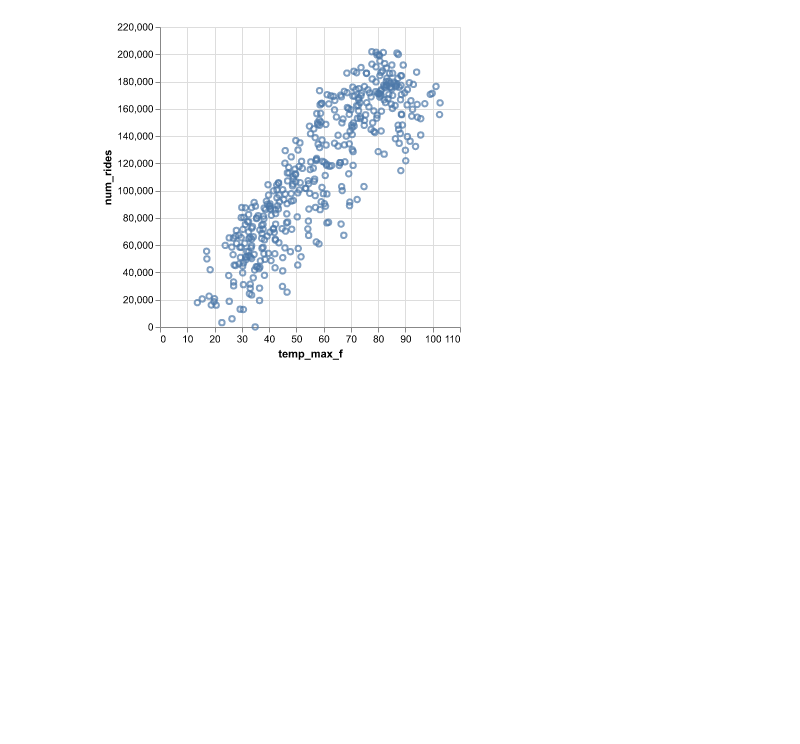
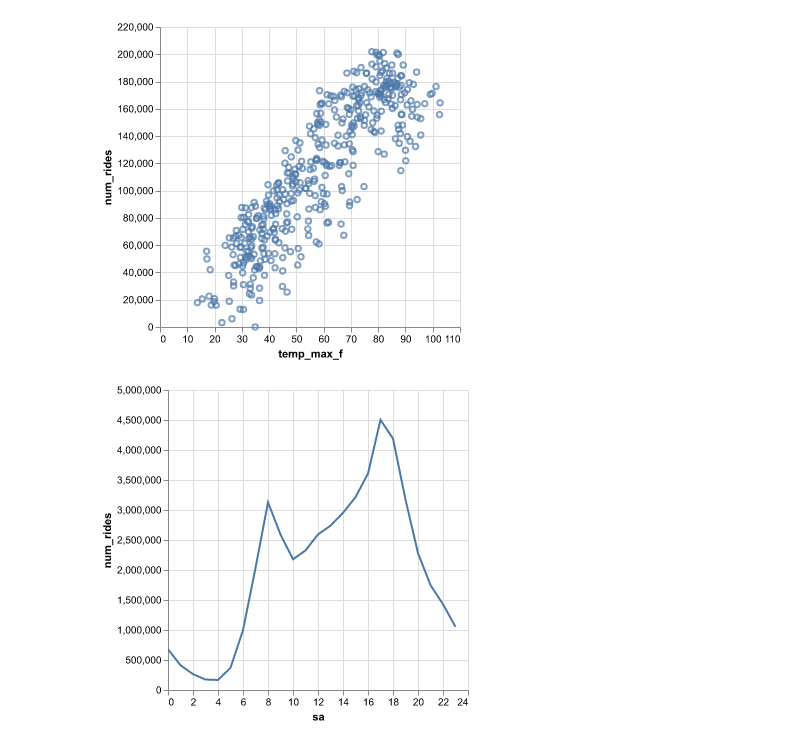
Before and after one commit to awitten1/nyc_transit_data, a Jupyter notebook: citibike_explo.ipynb, the cells around one changed output. Saved outputs shown, nothing was run; the diff lists cells and outputs as text; code cells hidden in the pictures; blank space fills up the shorter version.

```diff
--- a/citibike_explo.ipynb
+++ b/citibike_explo.ipynb
@@ -89,3 +90,16 @@ alt.Chart(df).mark_point().encode(
 )
 # %% [output]
 [figure]
+# %%
+alt.Chart(
+    conn.execute(
+        """
+        select extract('hour' from started_at) sa, count(1) num_rides
+        from cb_data.rides
+        group by sa
+        order by sa asc
+        """
+    ).df()
+).mark_line().encode(x='sa',y='num_rides').interactive()
+# %% [output]
+[figure, added]
```
Also changed, not shown: parts of 3 cells of this notebook.
